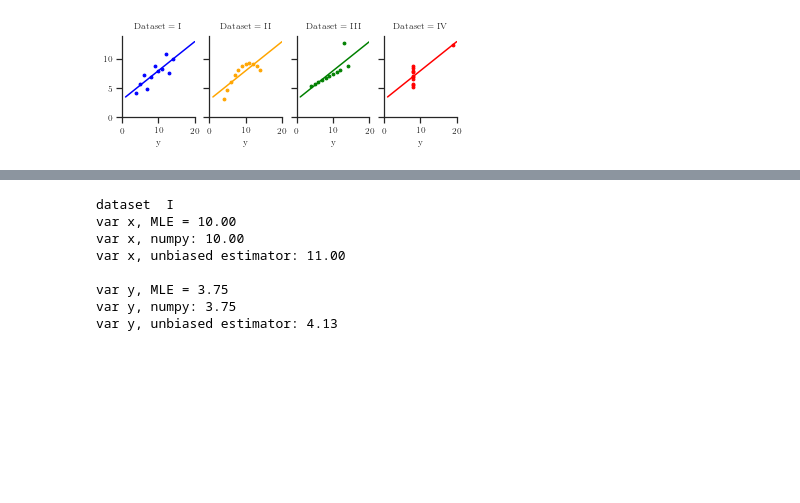
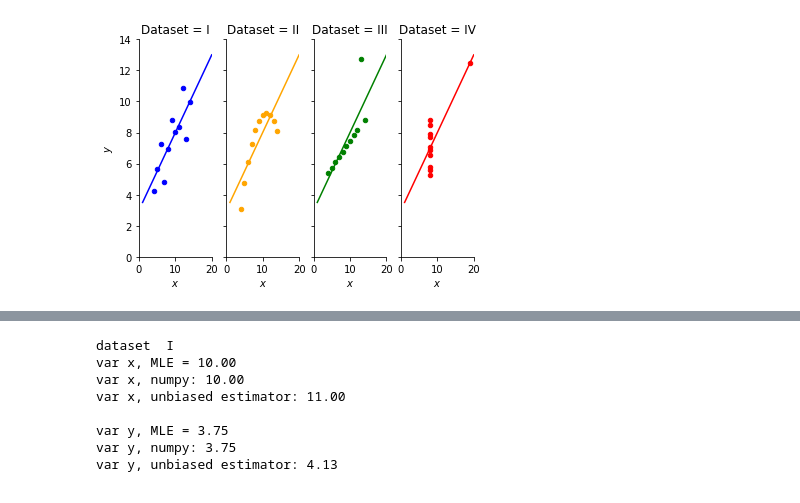
Before and after one commit to patel-zeel/pyprobml-dummy, a Jupyter notebook: notebooks/anscombes_quartet.ipynb, the cells around one changed output, grey strips where cells are left out. Cells and saved outputs as stored; diff of their text form; code cells hidden in the pictures; blank space fills up the shorter version.

```diff
--- a/notebooks/anscombes_quartet.ipynb
+++ b/notebooks/anscombes_quartet.ipynb
@@ -37,45 +38,42 @@ if dev_mode:
 # %%
-SCATTER_SIZE = 8 if dev_mode else 20
-FIG_SIZE = None if dev_mode else (12,3)
+SCATTER_SIZE = 20 if dev_mode else 20
+FIG_SIZE = (12, 3)
 df = sns.load_dataset("anscombe")
 # %%
-def make_graph(ax,data,color=None):
+def make_graph(ax, data, color=None):
     x = data["x"]
     y = data["y"]
     dataset_no = data["dataset_no"]
 
-
-    model = LinearRegression().fit(x,y)
-    x_range = jnp.linspace(1,20,num=20).reshape(-1,1)
+    model = LinearRegression().fit(x, y)
+    x_range = jnp.linspace(1, 20, num=20).reshape(-1, 1)
     y_pred = model.predict(x_range)
 
-    ax.plot(x_range,y_pred,color=color)
-    ax.scatter(x,y,s=SCATTER_SIZE,color=color)
+    ax.plot(x_range, y_pred, color=color)
+    ax.scatter(x, y, s=SCATTER_SIZE, color=color)
 
     ax.set_xlim(0, 20)
     ax.set_ylim(0, 14)
     ax.set_title(f"Dataset = {dataset_no}")
 
-    ax.set_xlabel("x")
-    ax.set_xlabel("y")
+    ax.set_xlabel("$x$")
 # %%
-names = df['dataset'].unique()
-fig, axes = plt.subplots(1,4, sharey=True,figsize=FIG_SIZE)
-
-colors = ['blue','orange','green','red']
+if dev_mode:
+    latexify(width_scale_factor=1, fig_height=1.5)
+names = df["dataset"].unique()
+fig, axes = plt.subplots(1, 4, sharey=True)
+colors = ["blue", "orange", "green", "red"]
 for i in range(4):
     data_df = df[df["dataset"] == names[i]]
     data_df = data_df.sort_values(by="x")
-    x = data_df["x"].values.reshape(-1,1)
-    y = data_df["y"].values.reshape(-1,1)
+    x = data_df["x"].values.reshape(-1, 1)
+    y = data_df["y"].values.reshape(-1, 1)
 
-    data = {
-    "x":x,
-    "y":y,
-    "dataset_no":names[i]
-    }
+    data = {"x": x, "y": y, "dataset_no": names[i]}
     ax = axes[i]
-    make_graph(ax,data, color=colors[i])
+    make_graph(ax, data, color=colors[i])
+axes[0].set_ylabel("$y$")
 sns.despine()
-pml.savefig(f"anscombes_quartet_latexified.pdf")
+if dev_mode:
+    pml.savefig(f"anscombes_quartet_latexified.pdf")
 # %% [output]
@@ -83,2 +81,2 @@ saving image to /home/patel_zeel/AQ-NewsArticles/ProbML/pyprobml-fork/scripts/..
-[figure, old version]
+[figure, new version]
 # %%
```
Also changed, not shown: parts of 4 cells of this notebook.
